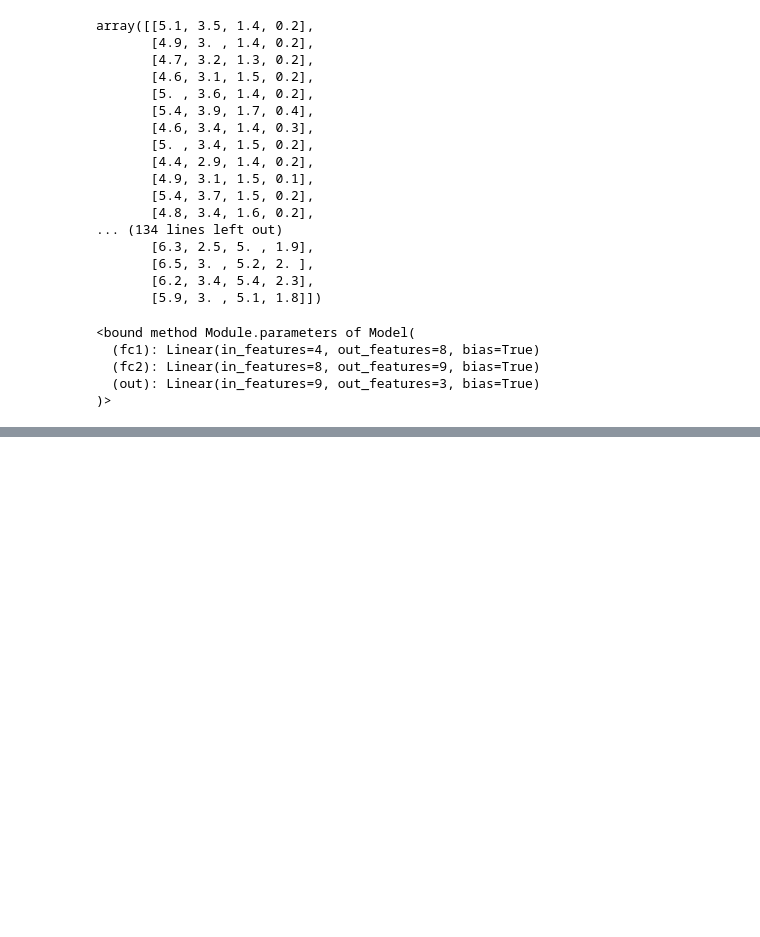
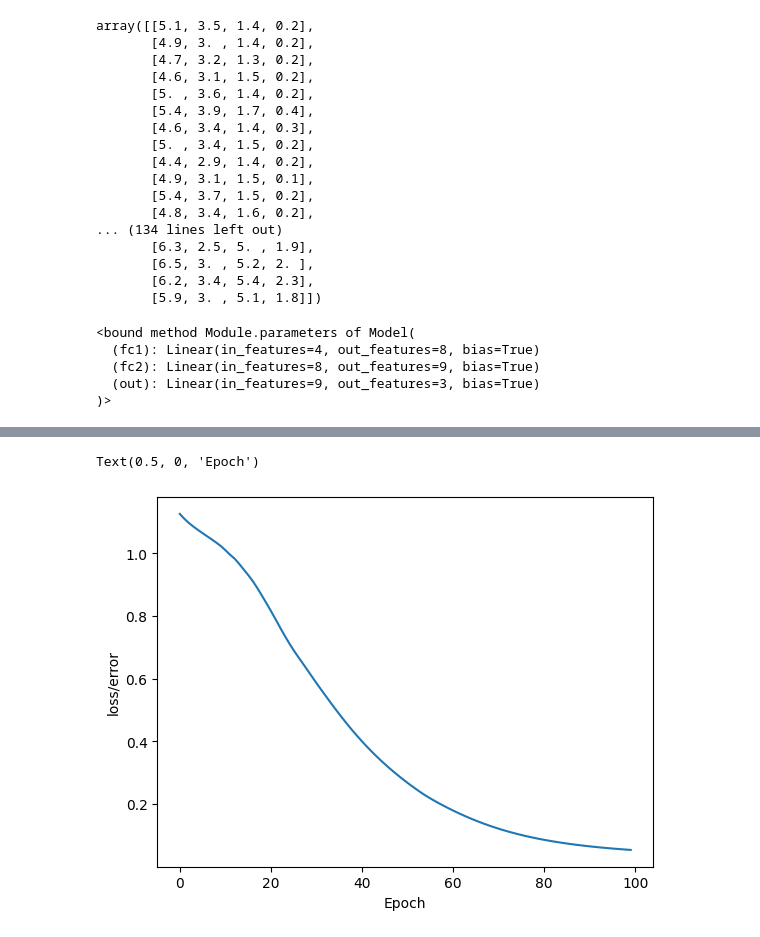
Before and after one commit to m-tsak/PyTorch-Tutorial-YT, a Jupyter notebook: simple_NeuralNetwork.ipynb, the cells around one changed output, grey strips where cells are left out. Drawn from its saved outputs; the diff is of its cells as text; code cells hidden in the pictures; blank space fills up the shorter version.

```diff
--- a/simple_NeuralNetwork.ipynb
+++ b/simple_NeuralNetwork.ipynb
@@ -146,0 +156,8 @@ NotImplementedError: Module [Model] is missing the required "forward" function
+# %%
+# Graph it out!
+plt.plot(range(epochs), losses)
+plt.ylabel("loss/error")
+plt.xlabel("Epoch")
+# %% [output]
+Text(0.5, 0, 'Epoch')
+[figure, added]
```
Also changed, not shown: parts of 2 cells of this notebook.
